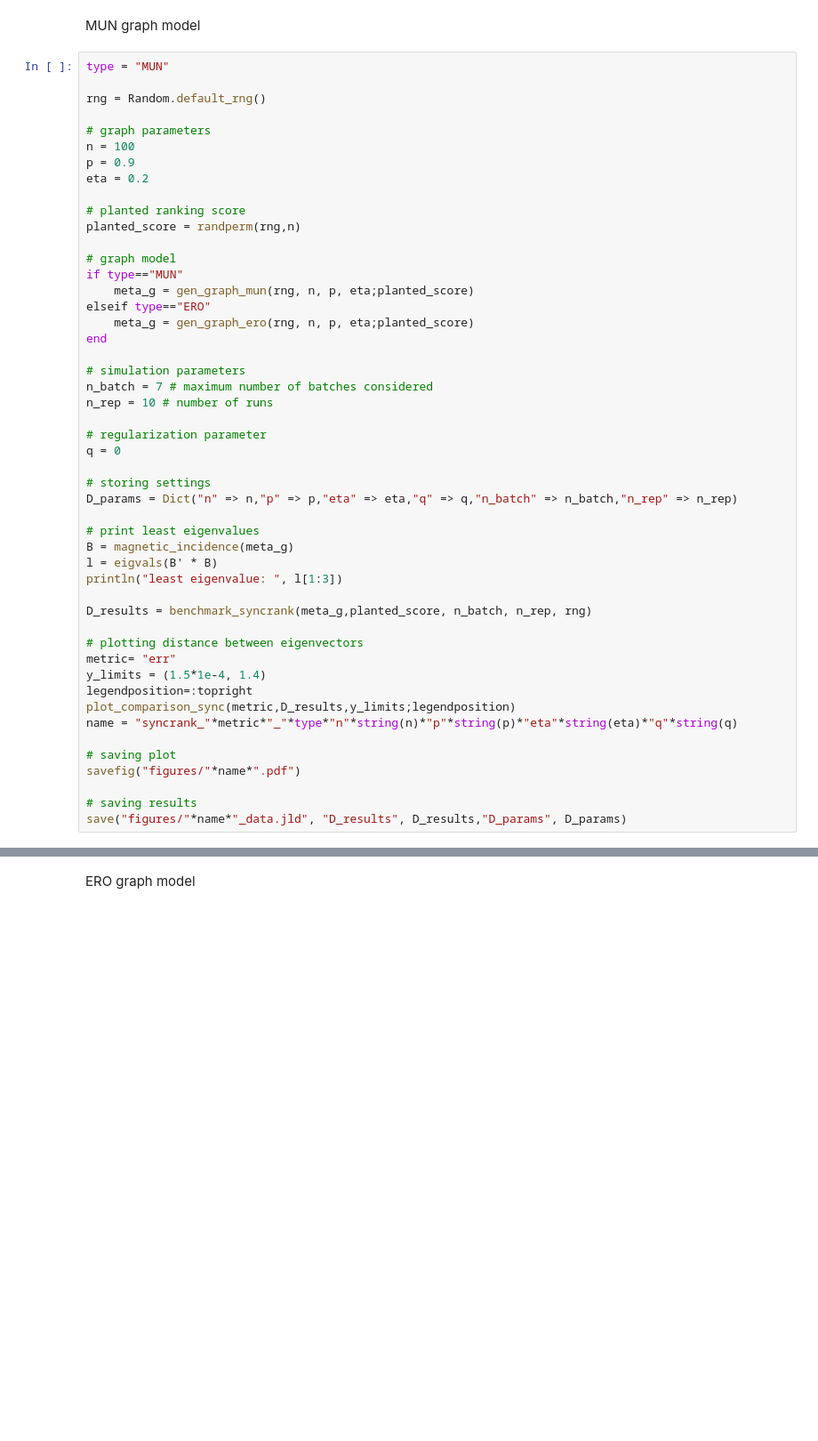
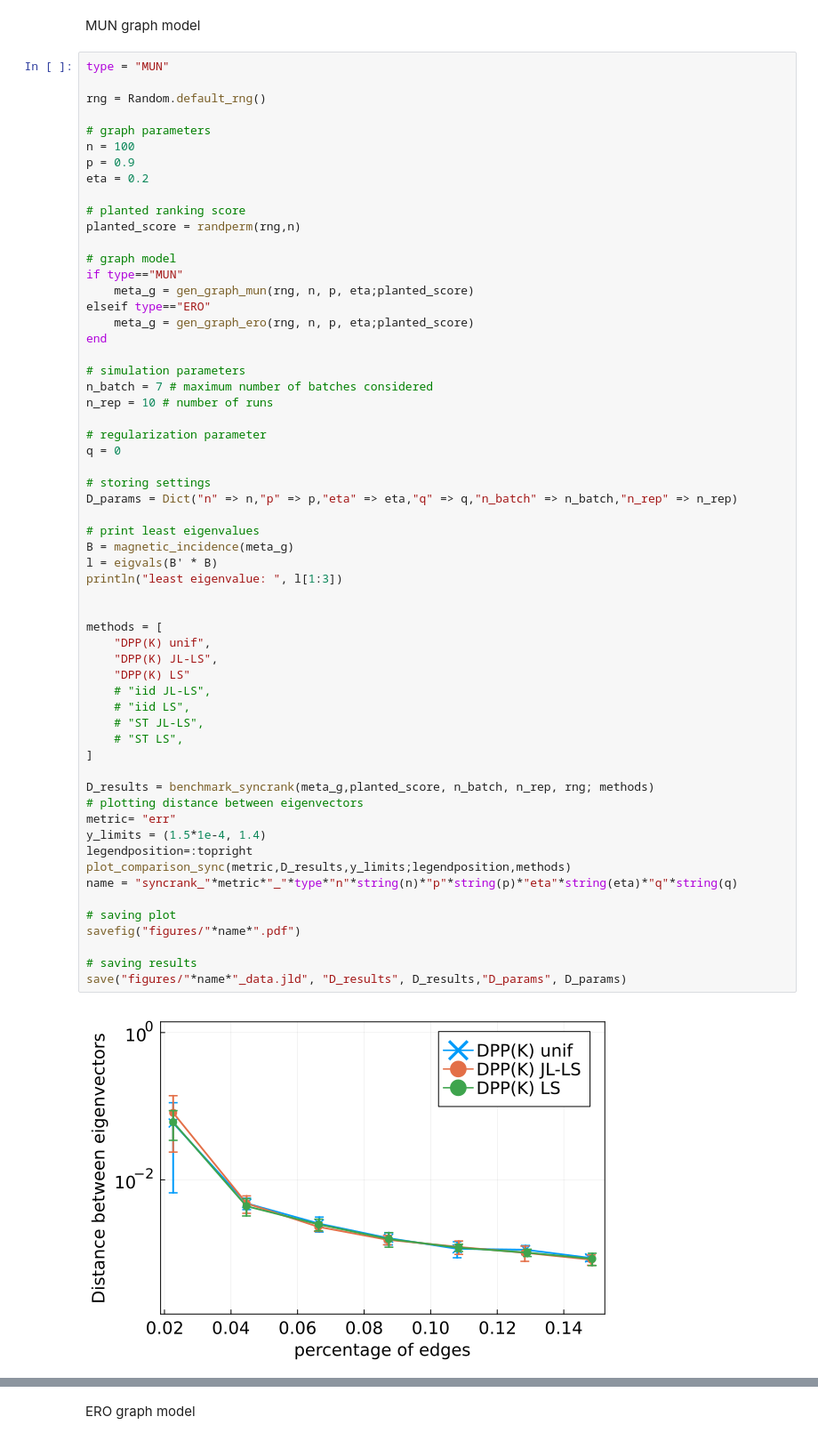
Before and after one commit to For-a-few-DPPs-more/MagneticLaplacianSparsifier.jl, a Jupyter notebook: notebooks/syncrank.ipynb, the cells around one changed output, grey strips where cells are left out. Shown at 89% size. Drawn from its saved outputs; the diff is of its cells as text; blank space fills up the shorter version.

```diff
--- a/notebooks/syncrank.ipynb
+++ b/notebooks/syncrank.ipynb
@@ -28,35 +28,47 @@ elseif type=="ERO"
     meta_g = gen_graph_ero(rng, n, p, eta;planted_score)
 end
 
 # simulation parameters
 n_batch = 7 # maximum number of batches considered
 n_rep = 10 # number of runs
 
 # regularization parameter
 q = 0
 
 # storing settings
 D_params = Dict("n" => n,"p" => p,"eta" => eta,"q" => q,"n_batch" => n_batch,"n_rep" => n_rep)
 
 # print least eigenvalues
 B = magnetic_incidence(meta_g)
 l = eigvals(B' * B)
 println("least eigenvalue: ", l[1:3])
 
-D_results = benchmark_syncrank(meta_g,planted_score, n_batch, n_rep, rng)
 
+methods = [
+    "DPP(K) unif",
+    "DPP(K) JL-LS",
+    "DPP(K) LS"
+    # "iid JL-LS",
+    # "iid LS",
+    # "ST JL-LS",
+    # "ST LS",
+]
+
+D_results = benchmark_syncrank(meta_g,planted_score, n_batch, n_rep, rng; methods)
 # plotting distance between eigenvectors
 metric= "err"
 y_limits = (1.5*1e-4, 1.4)
 legendposition=:topright
-plot_comparison_sync(metric,D_results,y_limits;legendposition)
+plot_comparison_sync(metric,D_results,y_limits;legendposition,methods)
 name = "syncrank_"*metric*"_"*type*"n"*string(n)*"p"*string(p)*"eta"*string(eta)*"q"*string(q)
 
 # saving plot
 savefig("figures/"*name*".pdf")
 
 # saving results
 save("figures/"*name*"_data.jld", "D_results", D_results,"D_params", D_params)
+# %% [output]
+[figure, added]
 # %%
 # plotting Kendall's tau between rankings
 
```
Also changed, not shown: parts of 4 cells of this notebook, 3 other files.
